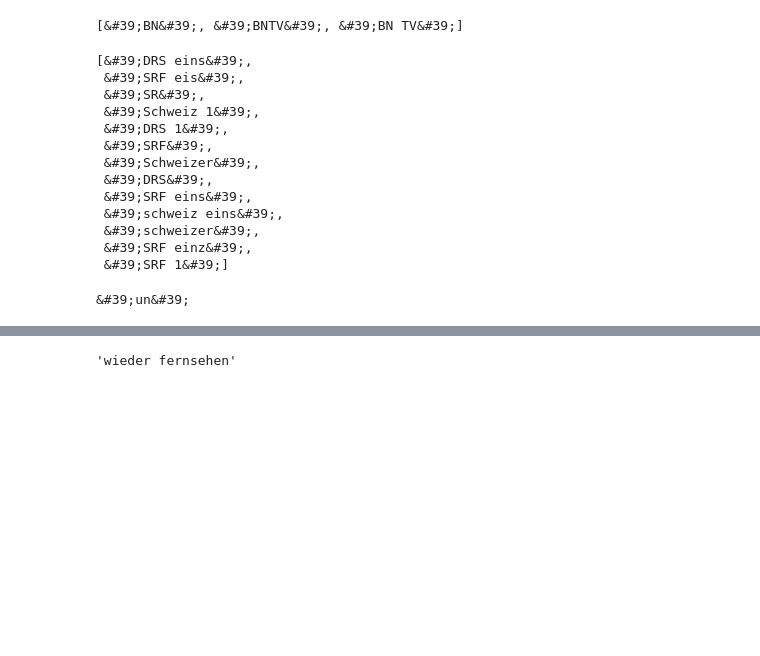
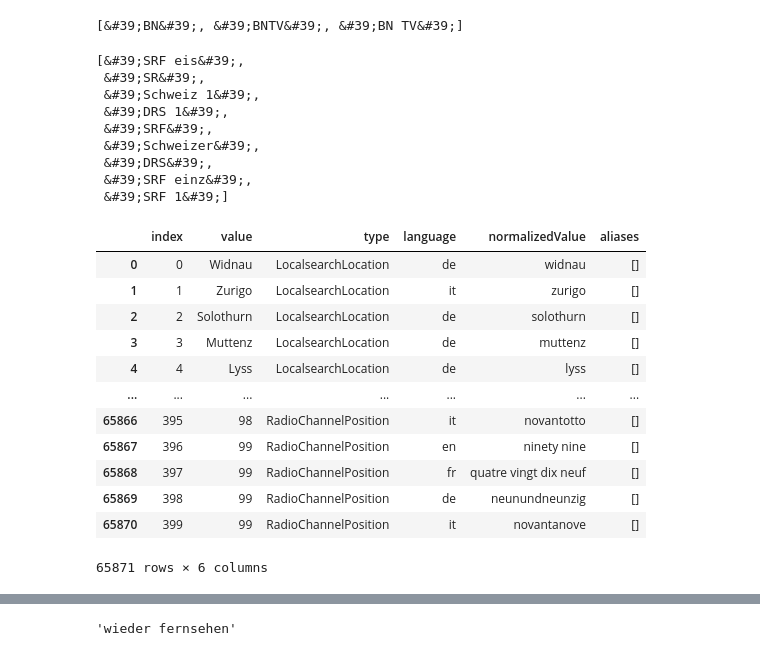
Before and after one commit to sting1000/generator, a Jupyter notebook: Explore.ipynb, the cells around one changed output, grey strips where cells are left out. Saved outputs shown, nothing was run; the diff lists cells and outputs as text; code cells hidden in the pictures; blank space fills up the shorter version.

```diff
--- a/Explore.ipynb
+++ b/Explore.ipynb
@@ -156,22 +159,30 @@ l6 = [
 		"s r f",
 		"schweiz eins"
 	]
-filter_aliases(l6)
+filter_aliases(l6, 'de')
 # %% [output]
-[&#39;DRS eins&#39;,
- &#39;SRF eis&#39;,
+[&#39;SRF eis&#39;,
  &#39;SR&#39;,
  &#39;Schweiz 1&#39;,
  &#39;DRS 1&#39;,
  &#39;SRF&#39;,
  &#39;Schweizer&#39;,
  &#39;DRS&#39;,
- &#39;SRF eins&#39;,
- &#39;schweiz eins&#39;,
- &#39;schweizer&#39;,
  &#39;SRF einz&#39;,
  &#39;SRF 1&#39;]
-# %%
-Normalizer().normalize_text('1', '')
-# %% [output]
-&#39;un&#39;
+# %%
+pd.concat([entities, a]).reset_index()
+# %% [output]
+|  | index | value | type | language | normalizedValue | aliases |
+| 0 | 0 | Widnau | LocalsearchLocation | de | widnau | [] |
+| 1 | 1 | Zurigo | LocalsearchLocation | it | zurigo | [] |
+| 2 | 2 | Solothurn | LocalsearchLocation | de | solothurn | [] |
+| 3 | 3 | Muttenz | LocalsearchLocation | de | muttenz | [] |
+| 4 | 4 | Lyss | LocalsearchLocation | de | lyss | [] |
+| ... | ... | ... | ... | ... | ... | ... |
+| 65866 | 395 | 98 | RadioChannelPosition | it | novantotto | [] |
+| 65867 | 396 | 99 | RadioChannelPosition | en | ninety nine | [] |
+| 65868 | 397 | 99 | RadioChannelPosition | fr | quatre vingt dix neuf | [] |
+| 65869 | 398 | 99 | RadioChannelPosition | de | neunundneunzig | [] |
+| 65870 | 399 | 99 | RadioChannelPosition | it | novantanove | [] |
+65871 rows × 6 columns
```
Also changed, not shown: parts of 7 cells of this notebook, 4 other files.
